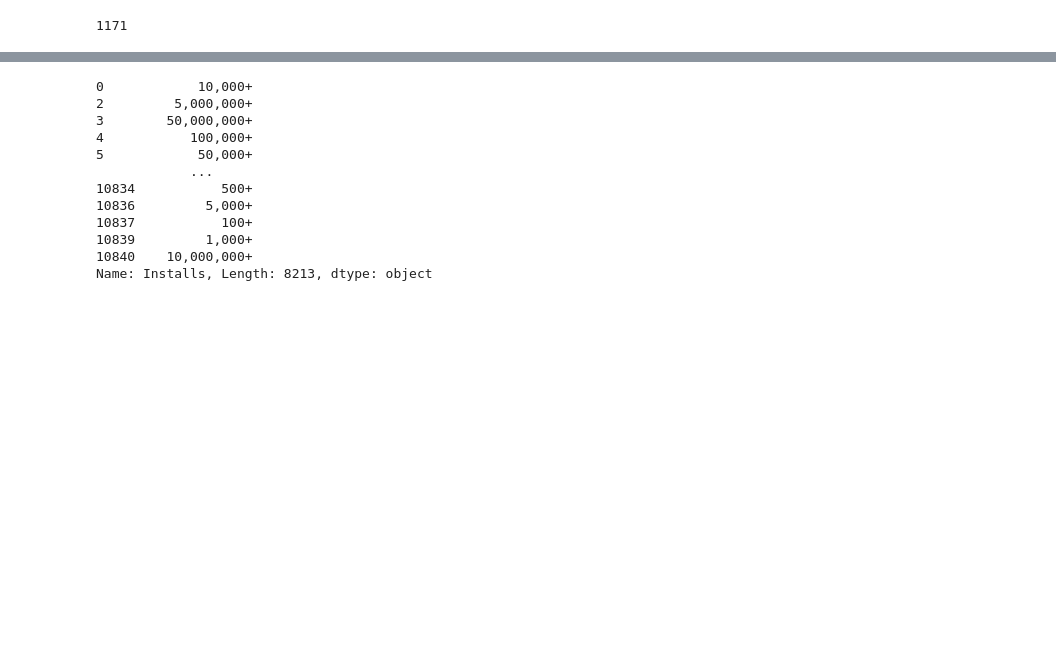
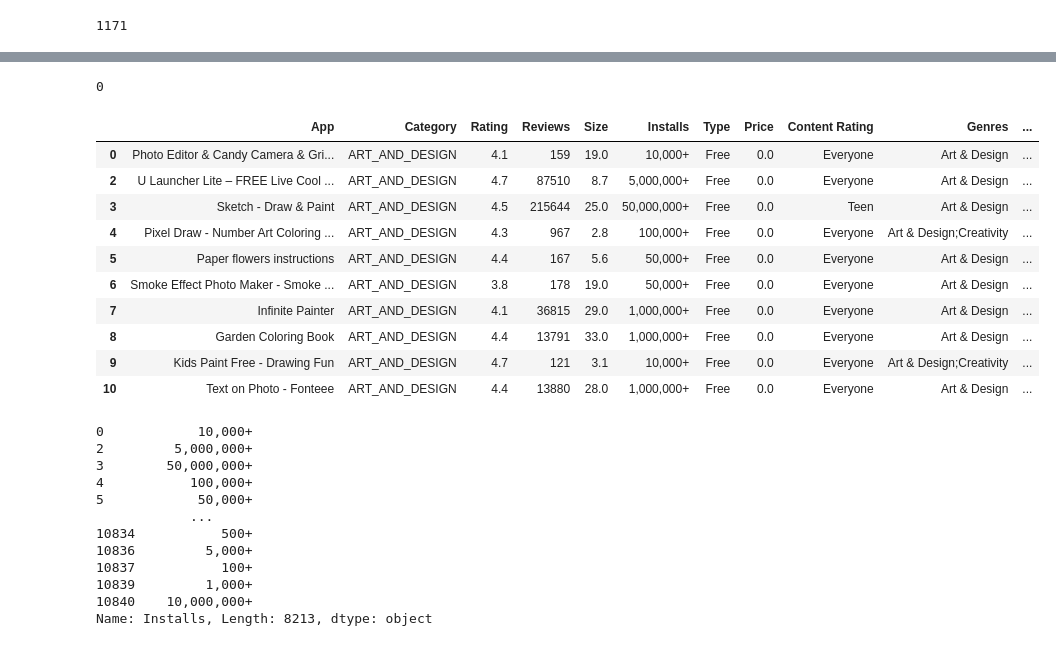
Before and after one commit to MadhurAwasthi/Play_Store-EDA, a Jupyter notebook: Play_Store_App_Review_Analysis_Capstone_Project.ipynb, the cells around one changed output, grey strips where cells are left out. Saved outputs shown, nothing was run; the diff lists cells and outputs as text; code cells hidden in the pictures; blank space fills up the shorter version.

```diff
--- a/Play_Store_App_Review_Analysis_Capstone_Project.ipynb
+++ b/Play_Store_App_Review_Analysis_Capstone_Project.ipynb
@@ -374,3 +414,22 @@ Name: Size, Length: 413, dtype: int64
+# %%
+#Let's see now if we have any null values in Size
+playstore_df['Size'].isna().sum()
+# %% [output]
+0
+# %%
+playstore_df.head(10)
+# %% [output]
+|  | App | Category | Rating | Reviews | Size | Installs | Type | Price | Content Rating | Genres | ... |
+| 0 | Photo Editor & Candy Camera & Gri... | ART_AND_DESIGN | 4.1 | 159 | 19.0 | 10,000+ | Free | 0.0 | Everyone | Art & Design | ... |
+| 2 | U Launcher Lite – FREE Live Cool ... | ART_AND_DESIGN | 4.7 | 87510 | 8.7 | 5,000,000+ | Free | 0.0 | Everyone | Art & Design | ... |
+| 3 | Sketch - Draw & Paint | ART_AND_DESIGN | 4.5 | 215644 | 25.0 | 50,000,000+ | Free | 0.0 | Teen | Art & Design | ... |
+| 4 | Pixel Draw - Number Art Coloring ... | ART_AND_DESIGN | 4.3 | 967 | 2.8 | 100,000+ | Free | 0.0 | Everyone | Art & Design;Creativity | ... |
+| 5 | Paper flowers instructions | ART_AND_DESIGN | 4.4 | 167 | 5.6 | 50,000+ | Free | 0.0 | Everyone | Art & Design | ... |
+| 6 | Smoke Effect Photo Maker - Smoke ... | ART_AND_DESIGN | 3.8 | 178 | 19.0 | 50,000+ | Free | 0.0 | Everyone | Art & Design | ... |
+| 7 | Infinite Painter | ART_AND_DESIGN | 4.1 | 36815 | 29.0 | 1,000,000+ | Free | 0.0 | Everyone | Art & Design | ... |
+| 8 | Garden Coloring Book | ART_AND_DESIGN | 4.4 | 13791 | 33.0 | 1,000,000+ | Free | 0.0 | Everyone | Art & Design | ... |
+| 9 | Kids Paint Free - Drawing Fun | ART_AND_DESIGN | 4.7 | 121 | 3.1 | 10,000+ | Free | 0.0 | Everyone | Art & Design;Creativity | ... |
+| 10 | Text on Photo - Fonteee | ART_AND_DESIGN | 4.4 | 13880 | 28.0 | 1,000,000+ | Free | 0.0 | Everyone | Art & Design | ... |
 # %%
 # Coloumn Installs
 playstore_df['Installs']
```
Also changed, not shown: parts of 18 cells of this notebook.
